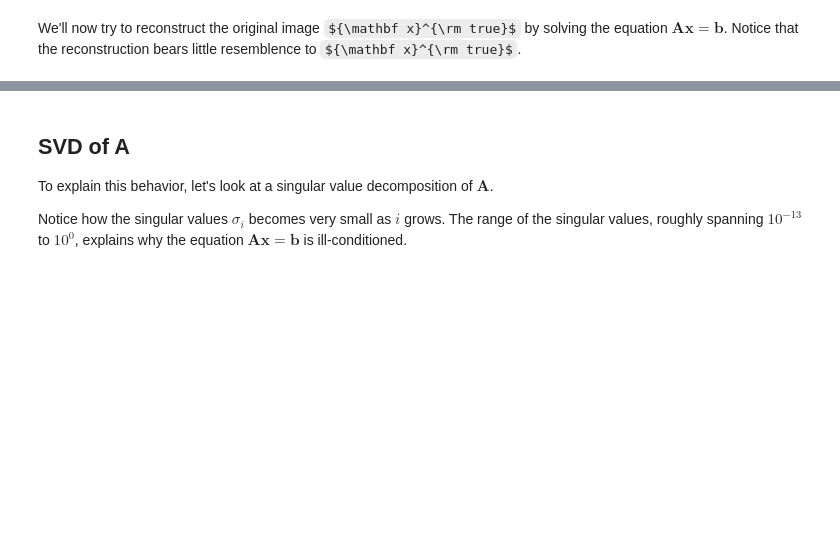
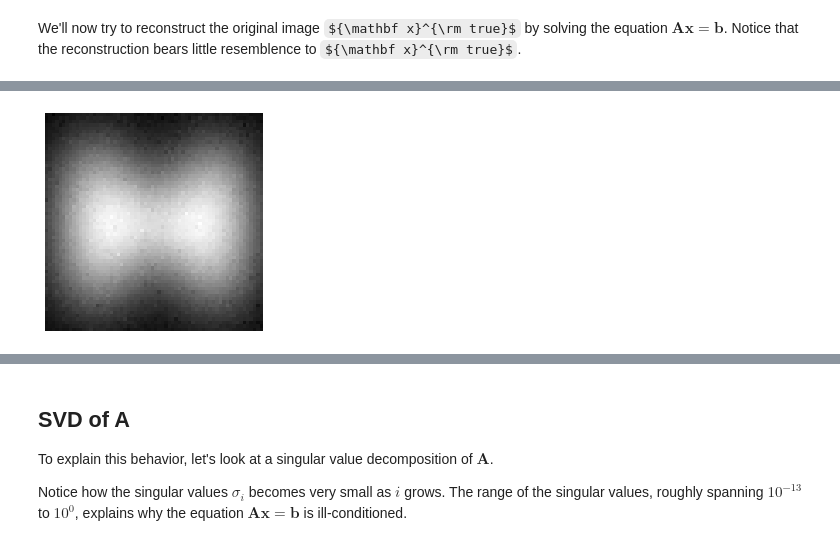
Before and after one commit to davidaustinm/deblurring, a Jupyter notebook: deblurring_Image64x64_MP_January_3.ipynb, the cells around one changed output, grey strips where cells are left out. Drawn from its saved outputs; the diff is of its cells as text; code cells hidden in the pictures; some formulas as TeX source; blank space fills up the shorter version.

```diff
--- a/deblurring_Image64x64_MP_January_3.ipynb
+++ b/deblurring_Image64x64_MP_January_3.ipynb
@@ -268,0 +307,5 @@ save_vec(reconstruct, shape, 'x_naive.png')
+# %%
+laplace = add_noise(err_lev=0.02, opt='Laplace')
+save_vec(laplace, shape, 'laplace_noise.png')
+# %% [output]
+[figure, added]
```
Also changed, not shown: parts of 22 cells of this notebook, 1 other file.
